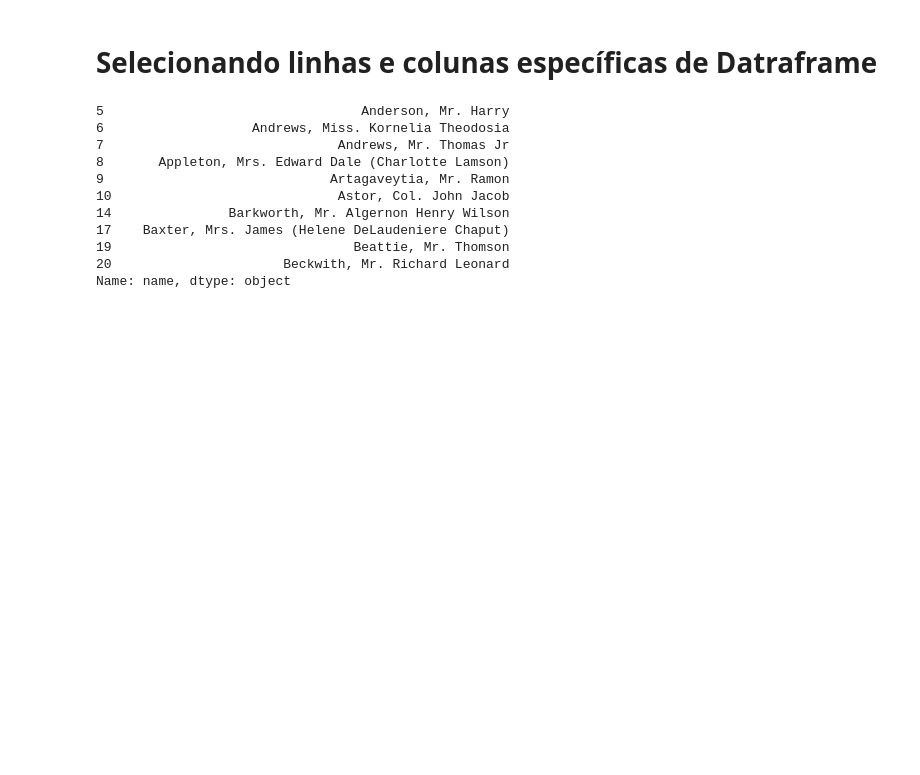
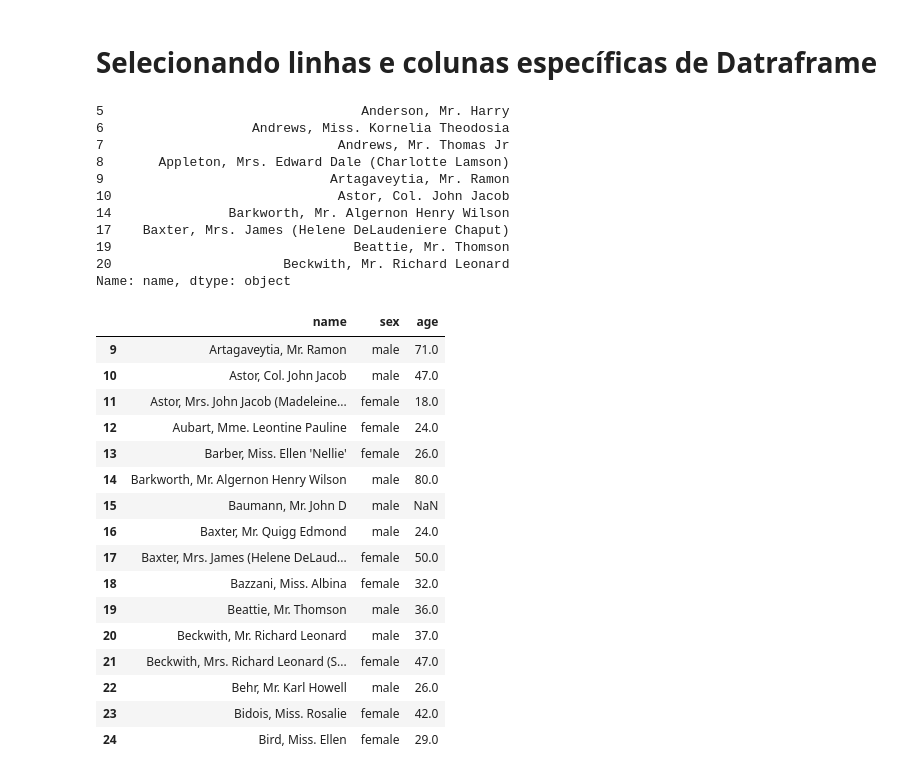
Before and after one commit to ribeirolucas962/estudo-git, a Jupyter notebook: Biblioteca_Pandas.ipynb, the cells around one changed output. Saved outputs shown, nothing was run; the diff lists cells and outputs as text; code cells hidden in the pictures; blank space fills up the shorter version.

```diff
--- a/Biblioteca_Pandas.ipynb
+++ b/Biblioteca_Pandas.ipynb
@@ -345,3 +346,22 @@ adultos_name.head(10)
 Name: name, dtype: object
 # %%
 # usando o iloc para selecinar determinada linhas e colunas
+titanic.iloc[9:25, 2:5]
+# %% [output]
+|  | name | sex | age |
+| 9 | Artagaveytia, Mr. Ramon | male | 71.0 |
+| 10 | Astor, Col. John Jacob | male | 47.0 |
+| 11 | Astor, Mrs. John Jacob (Madeleine... | female | 18.0 |
+| 12 | Aubart, Mme. Leontine Pauline | female | 24.0 |
+| 13 | Barber, Miss. Ellen 'Nellie' | female | 26.0 |
+| 14 | Barkworth, Mr. Algernon Henry Wilson | male | 80.0 |
+| 15 | Baumann, Mr. John D | male | NaN |
+| 16 | Baxter, Mr. Quigg Edmond | male | 24.0 |
+| 17 | Baxter, Mrs. James (Helene DeLaud... | female | 50.0 |
+| 18 | Bazzani, Miss. Albina | female | 32.0 |
+| 19 | Beattie, Mr. Thomson | male | 36.0 |
+| 20 | Beckwith, Mr. Richard Leonard | male | 37.0 |
+| 21 | Beckwith, Mrs. Richard Leonard (S... | female | 47.0 |
+| 22 | Behr, Mr. Karl Howell | male | 26.0 |
+| 23 | Bidois, Miss. Rosalie | female | 42.0 |
+| 24 | Bird, Miss. Ellen | female | 29.0 |
```
Also changed, not shown: parts of 5 cells of this notebook.
